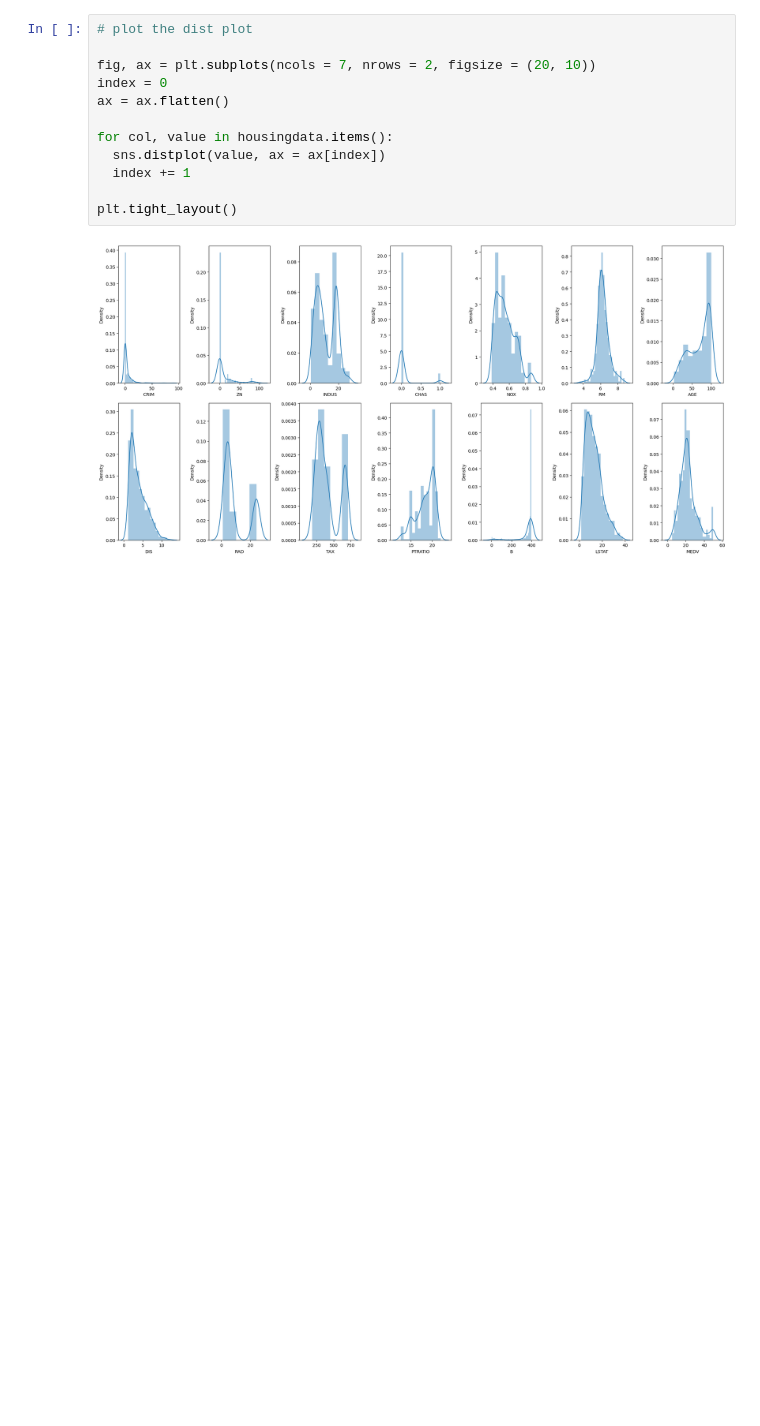
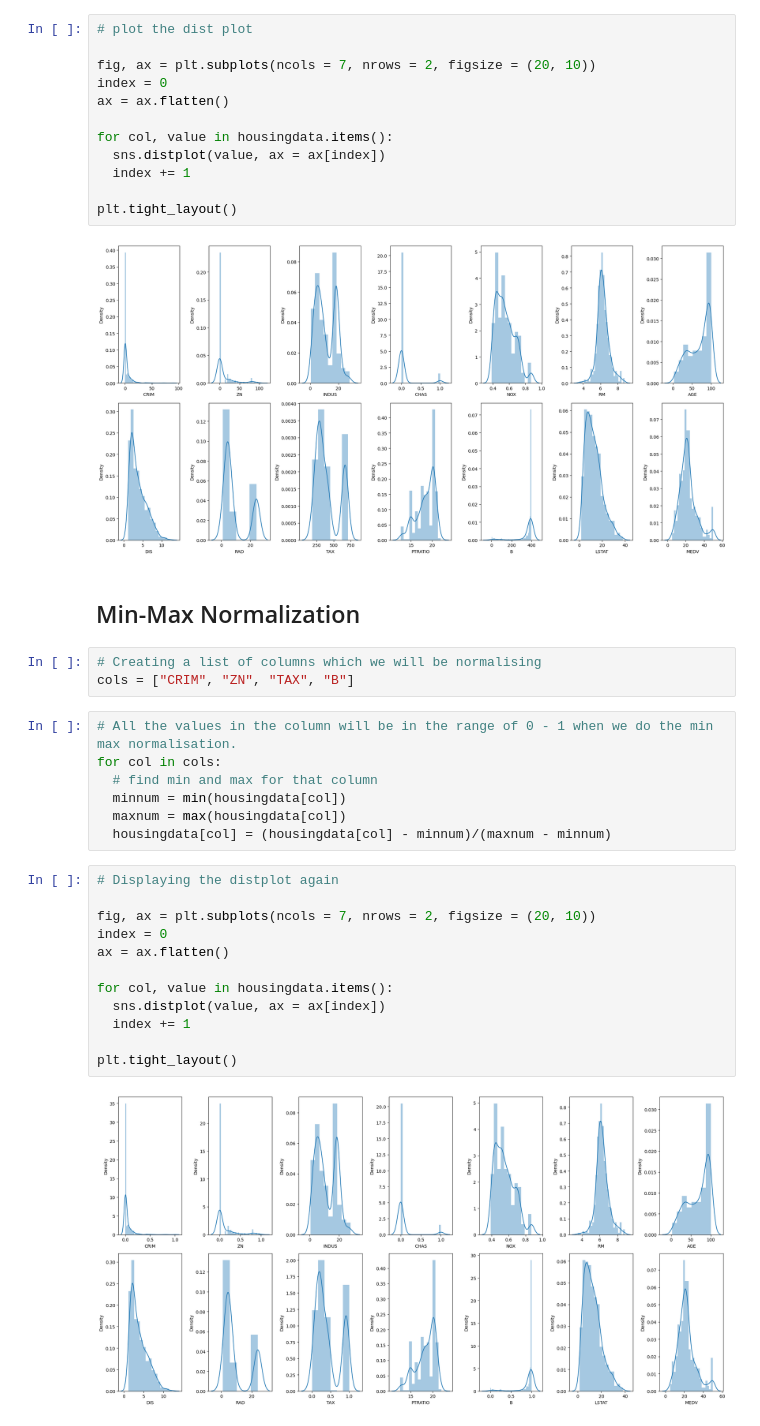
Before and after one commit to Apoorvaa-Singh/Predictive-Analytics, a Jupyter notebook: 02.2-RegressionProject-BostonHousingPricePrediction.ipynb, the cells around one changed output. Drawn from its saved outputs; the diff is of its cells as text; blank space fills up the shorter version.

Commit message:
Min-Max normalisation & Standardisation for Boston Housing Price prediction

```diff
--- a/02.2-RegressionProject-BostonHousingPricePrediction.ipynb
+++ b/02.2-RegressionProject-BostonHousingPricePrediction.ipynb
@@ -153,3 +153,29 @@ for col, value in housingdata.items():
 plt.tight_layout()
 # %% [output]
 [figure]
+# %% [markdown]
+## Min-Max Normalization
+# %%
+# Creating a list of columns which we will be normalising
+cols = ["CRIM", "ZN", "TAX", "B"]
+# %%
+# All the values in the column will be in the range of 0 - 1 when we do the min max normalisation.
+for col in cols:
+  # find min and max for that column
+  minnum = min(housingdata[col])
+  maxnum = max(housingdata[col])
+  housingdata[col] = (housingdata[col] - minnum)/(maxnum - minnum)
+# %%
+# Displaying the distplot again
+
+fig, ax = plt.subplots(ncols = 7, nrows = 2, figsize = (20, 10))
+index = 0
+ax = ax.flatten()
+
+for col, value in housingdata.items():
+  sns.distplot(value, ax = ax[index])
+  index += 1
+
+plt.tight_layout()
+# %% [output]
+[figure, added]
```
Also changed, not shown: parts of 6 cells of this notebook.
